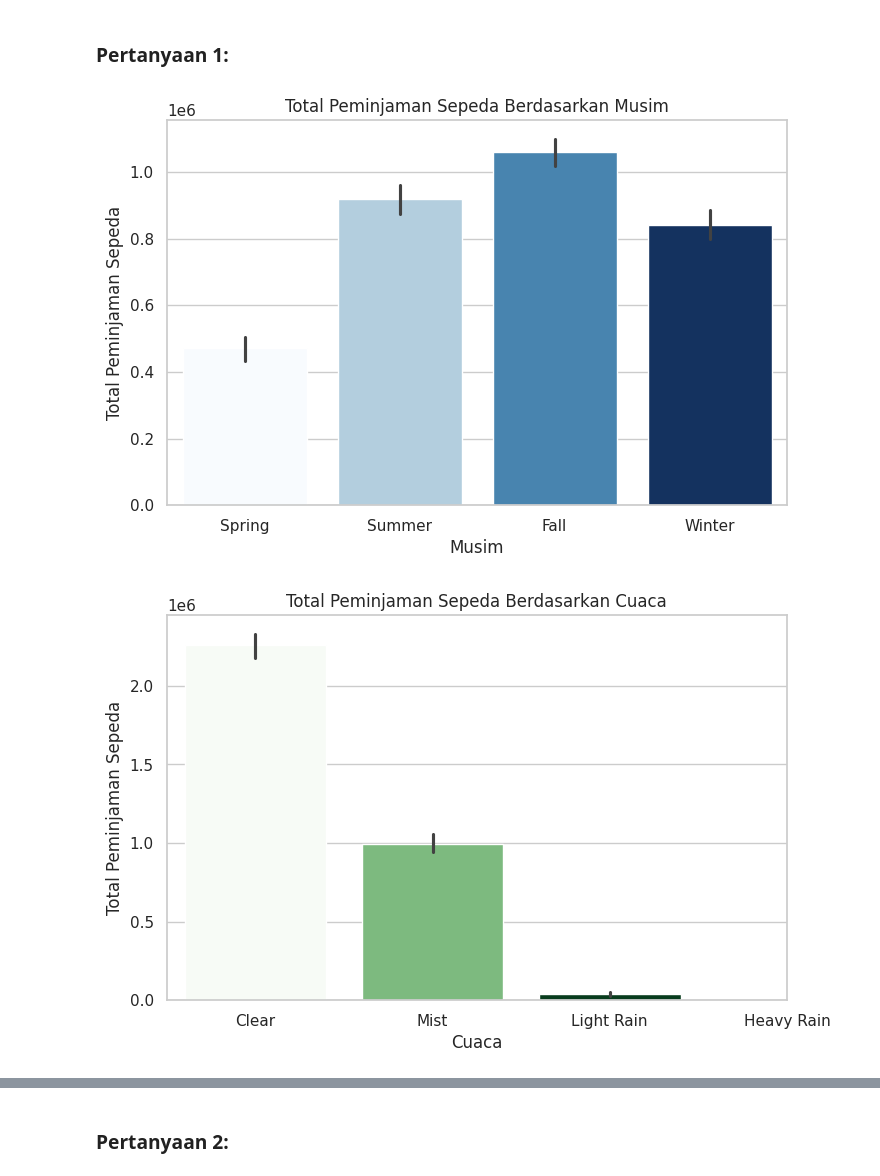
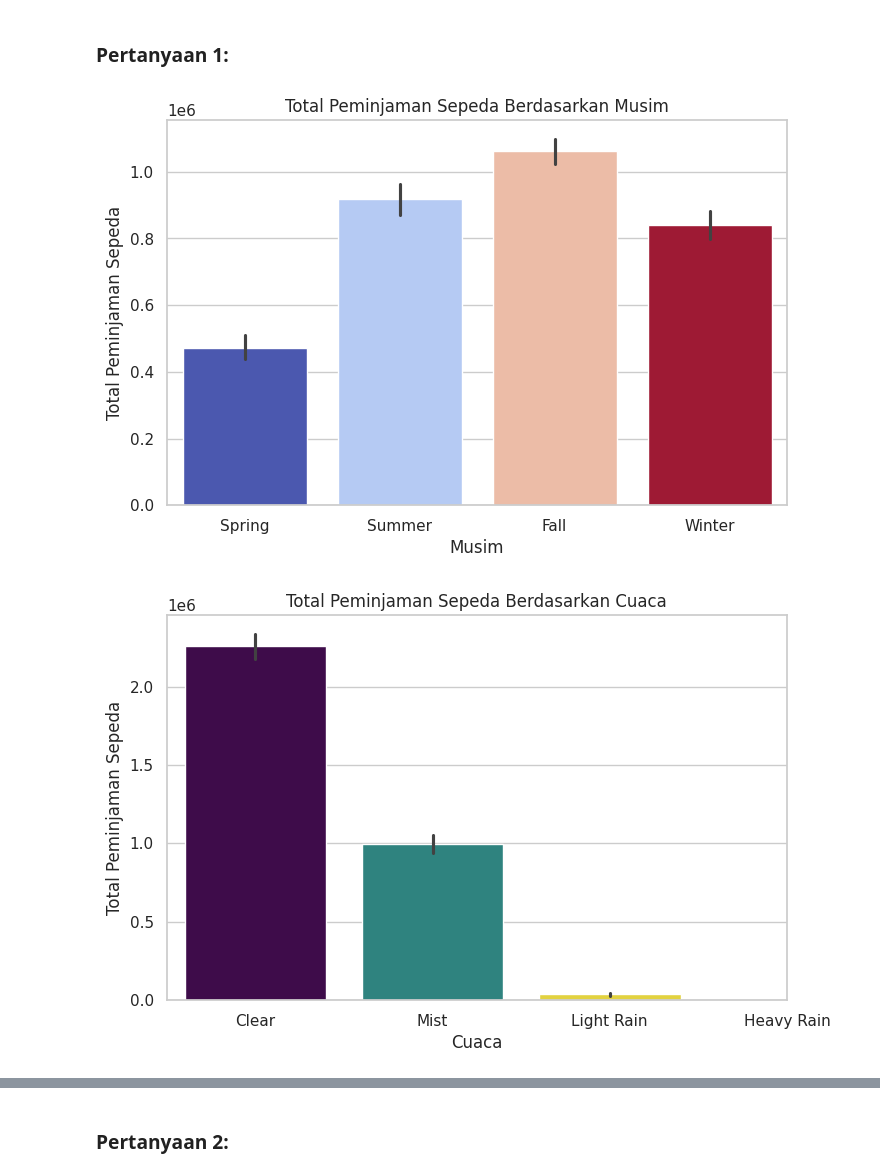
Before and after one commit to Sholahuddinoob/Bike-Sharing-Dataset, a Jupyter notebook: notebook.ipynb, the cells around one changed output, grey strips where cells are left out. Cells and saved outputs as stored; diff of their text form; code cells hidden in the pictures.

```diff
--- a/notebook.ipynb
+++ b/notebook.ipynb
@@ -261,33 +261,33 @@ display(weather_rentals)
 # %%
 # Bar Chart: Peminjaman Berdasarkan Musim
 plt.figure(figsize=(8,5))
-sns.barplot(x="season", y="cnt", data=day_df, estimator=sum, hue="season", palette="Blues", legend=False)
+sns.barplot(x="season", y="cnt", data=day_df, estimator=np.sum, hue="season", palette="coolwarm", legend=False)
 plt.xlabel("Musim")
 plt.ylabel("Total Peminjaman Sepeda")
 plt.title("Total Peminjaman Sepeda Berdasarkan Musim")
 plt.xticks([0, 1, 2, 3], ["Spring", "Summer", "Fall", "Winter"])
 plt.show()
 
 # Bar Chart: Peminjaman Berdasarkan Cuaca
 plt.figure(figsize=(8,5))
-sns.barplot(x="weathersit", y="cnt", data=day_df, estimator=sum, hue="weathersit", palette="Greens", legend=False)
+sns.barplot(x="weathersit", y="cnt", data=day_df, estimator=np.sum, hue="weathersit", palette="viridis", legend=False)
 plt.xlabel("Cuaca")
 plt.ylabel("Total Peminjaman Sepeda")
 plt.title("Total Peminjaman Sepeda Berdasarkan Cuaca")
 plt.xticks([0, 1, 2, 3], ["Clear", "Mist", "Light Rain", "Heavy Rain"])
 plt.show()
 
 # Line Chart: Tren Peminjaman Berdasarkan Bulan
 plt.figure(figsize=(10,5))
 sns.lineplot(x="mnth", y="cnt", data=day_df, estimator=sum, marker="o", color="red")
 plt.xlabel("Bulan")
 plt.ylabel("Total Peminjaman Sepeda")
 plt.title("Tren Peminjaman Sepeda Berdasarkan Bulan")
 plt.xticks(range(1,13), ["Jan", "Feb", "Mar", "Apr", "Mei", "Jun", "Jul", "Agu", "Sep", "Okt", "Nov", "Des"])
 plt.show()
 # %% [output]
-[figure, old version]
+[figure, new version]
-[figure, old version]
+[figure, new version]
 [figure]
 # %% [markdown]
 ### Pertanyaan 2:
```
